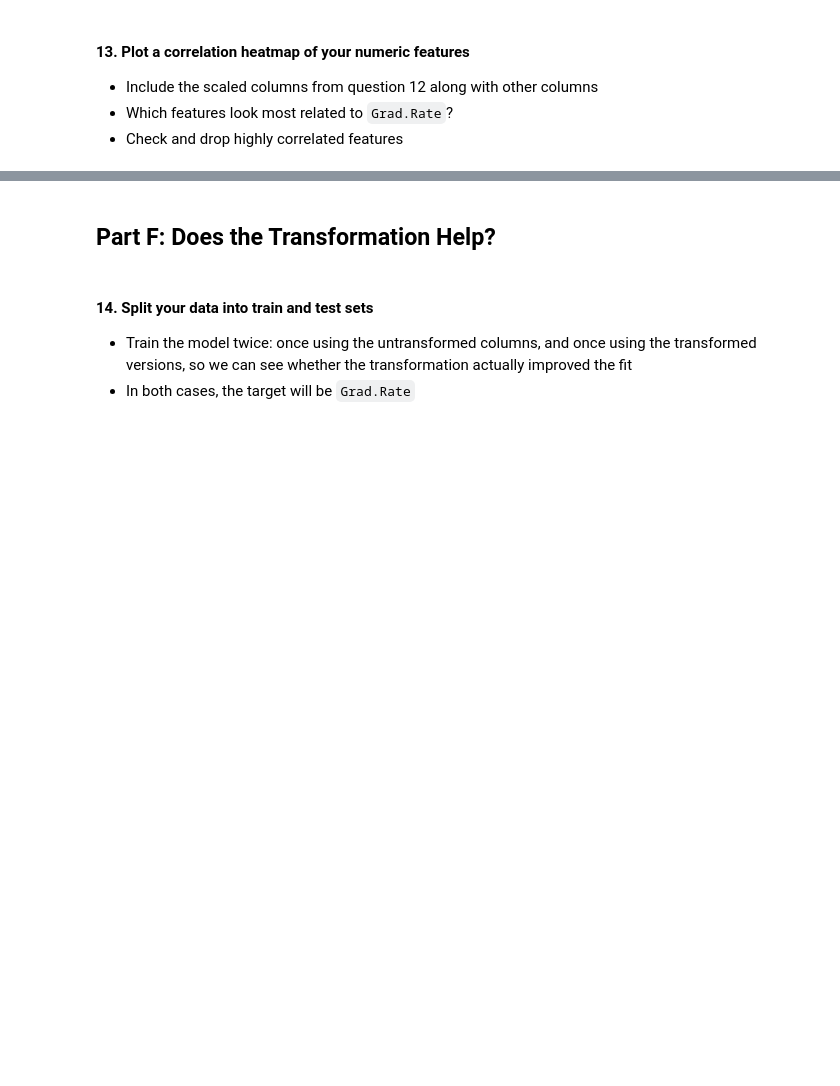
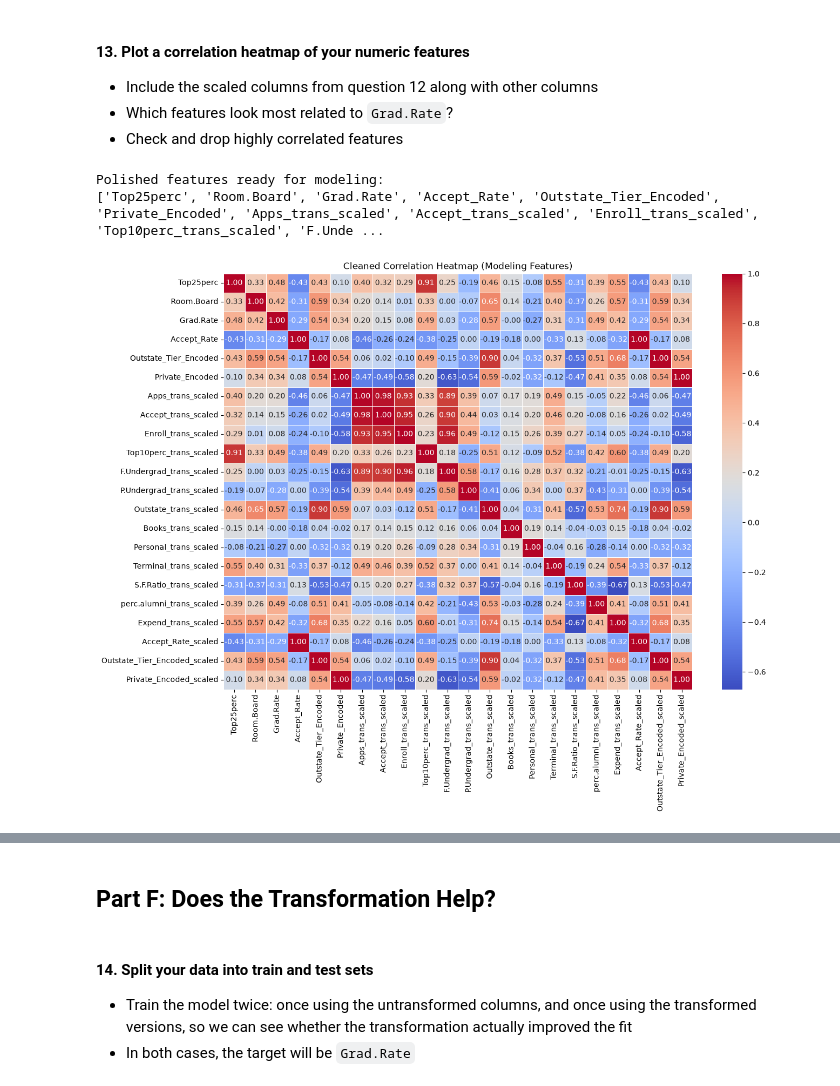
Before and after one commit to xzainab/labs_projects, a Jupyter notebook: labs/Supervised Mashine Learning/6.8/6.8.E1 Transformation Exercise.ipynb, the cells around one changed output, grey strips where cells are left out. Saved outputs shown, nothing was run; the diff lists cells and outputs as text; code cells hidden in the pictures; blank space fills up the shorter version.

```diff
--- a/labs/Supervised Mashine Learning/6.8/6.8.E1 Transformation Exercise.ipynb
+++ b/labs/Supervised Mashine Learning/6.8/6.8.E1 Transformation Exercise.ipynb
@@ -443,2 +466,4 @@ for i in range(len(skewness)):
 # %%
 # Your code here
+df['Accept_Rate'] = df['Accept'] / df['Apps']
+df.head()
@@ -454,3 +494,5 @@ for i in range(len(skewness)):
 - Create a new column that maps the tiers ordinally.
 # %%
 # Your code here
+df['Outstate_Tier_Encoded'] = df['Outstate_Tier'].cat.codes
+df.head(2)
@@ -462,0 +508,4 @@ for i in range(len(skewness)):
+# %%
+# Your code here
+df['Private_Encoded'] = df['Private'].map({'Yes': 1, 'No': 0})
+df.head(2)
@@ -480,0 +544,41 @@ cols_to_scale = []
+# %%
+# Your code here
+
+cols_to_drop = [
+    'Apps', 'Accept', 'Enroll', 'Top10perc', 'F.Undergrad', 'P.Undergrad',
+    'Outstate', 'Books', 'Personal', 'PhD', 'Terminal', 'S.F.Ratio',
+    'perc.alumni', 'Expend', 'Private',
+    'Apps_trans', 'Accept_trans', 'Enroll_trans', 'Top10perc_trans',
+    'F.Undergrad_trans', 'P.Undergrad_trans', 'Outstate_trans', 'Books_trans',
+    'Personal_trans', 'Terminal_trans', 'S.F.Ratio_trans', 'perc.alumni_trans',
+    'Expend_trans',
+    'Outstate_Tier', 'Unnamed: 0'
+]
+
+
+df_cleaned = df.drop(columns=cols_to_drop, errors='ignore')
+
+print("Polished features ready for modeling:")
+print(df_cleaned.columns.tolist())
+# %% [output]
+Polished features ready for modeling:
+['Top25perc', 'Room.Board', 'Grad.Rate', 'Accept_Rate', 'Outstate_Tier_Encoded', 'Private_Encoded', 'Apps_trans_scaled', 'Accept_trans_scaled', 'Enroll_trans_scaled', 'Top10perc_trans_scaled', 'F.Unde ...
+# %%
+numeric_df_cleaned = df_cleaned.select_dtypes(include=[np.number])
+
+corr_matrix_cleaned = numeric_df_cleaned.corr()
+
+plt.figure(figsize=(14, 10))
+
+sns.heatmap(
+    corr_matrix_cleaned,
+    annot=True,
+    cmap='coolwarm',
+    fmt=".2f",
+    linewidths=0.5
+)
+
+plt.title("Cleaned Correlation Heatmap (Modeling Features)")
+plt.show()
+# %% [output]
+[figure, added]
```
Also changed, not shown: parts of 28 cells of this notebook, 1 other file.
